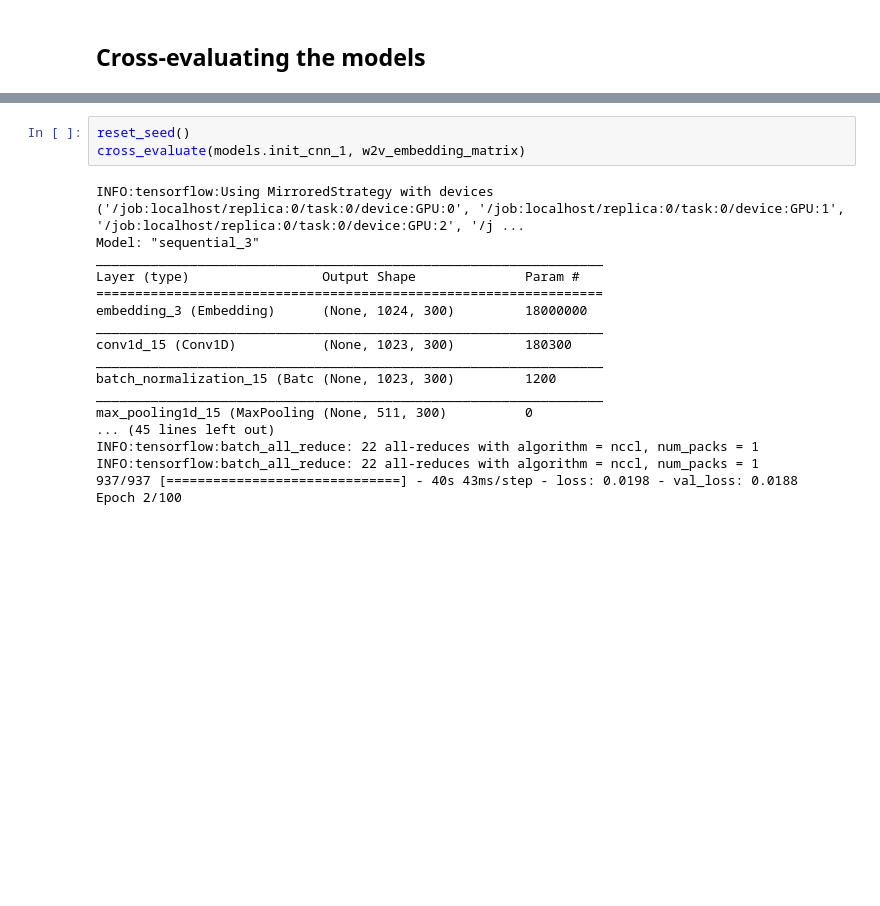
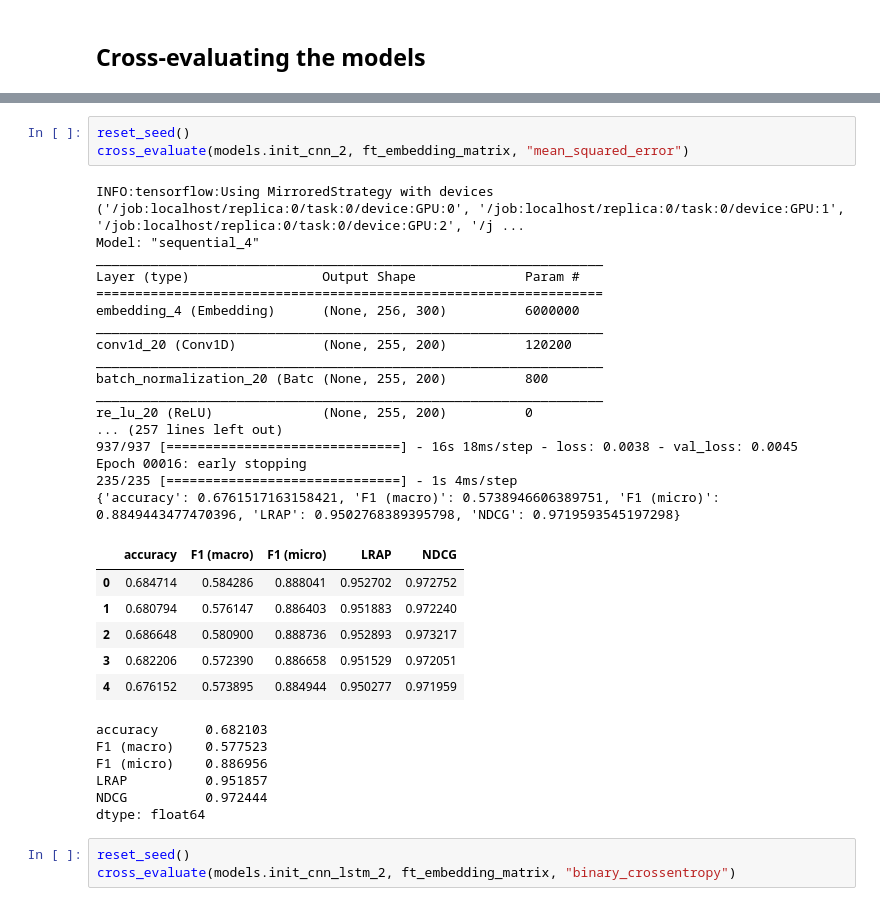
Before and after one commit to DL-2020-Shakespeare/DL-2020-Shakespeare, a Jupyter notebook: comparison_template.ipynb, the cells around one changed output, grey strips where cells are left out. Saved outputs shown, nothing was run; the diff lists cells and outputs as text; blank space fills up the shorter version.

```diff
--- a/comparison_template.ipynb
+++ b/comparison_template.ipynb
@@ -313,21 +301,36 @@ KeyboardInterrupt:
 # %%
 reset_seed()
-cross_evaluate(models.init_cnn_1, w2v_embedding_matrix)
+cross_evaluate(models.init_cnn_2, ft_embedding_matrix, "mean_squared_error")
 # %% [output]
 INFO:tensorflow:Using MirroredStrategy with devices ('/job:localhost/replica:0/task:0/device:GPU:0', '/job:localhost/replica:0/task:0/device:GPU:1', '/job:localhost/replica:0/task:0/device:GPU:2', '/j ...
-Model: "sequential_3"
+Model: "sequential_4"
 _________________________________________________________________
 Layer (type)                 Output Shape              Param #
 =================================================================
-embedding_3 (Embedding)      (None, 1024, 300)         18000000
+embedding_4 (Embedding)      (None, 256, 300)          6000000
 _________________________________________________________________
-conv1d_15 (Conv1D)           (None, 1023, 300)         180300
+conv1d_20 (Conv1D)           (None, 255, 200)          120200
 _________________________________________________________________
-batch_normalization_15 (Batc (None, 1023, 300)         1200
+batch_normalization_20 (Batc (None, 255, 200)          800
 _________________________________________________________________
-max_pooling1d_15 (MaxPooling (None, 511, 300)          0
-... (45 lines left out)
-INFO:tensorflow:batch_all_reduce: 22 all-reduces with algorithm = nccl, num_packs = 1
-INFO:tensorflow:batch_all_reduce: 22 all-reduces with algorithm = nccl, num_packs = 1
-937/937 [==============================] - 40s 43ms/step - loss: 0.0198 - val_loss: 0.0188
-Epoch 2/100
+re_lu_20 (ReLU)              (None, 255, 200)          0
+... (257 lines left out)
+937/937 [==============================] - 16s 18ms/step - loss: 0.0038 - val_loss: 0.0045
+Epoch 00016: early stopping
+235/235 [==============================] - 1s 4ms/step
+{'accuracy': 0.6761517163158421, 'F1 (macro)': 0.5738946606389751, 'F1 (micro)': 0.8849443477470396, 'LRAP': 0.9502768389395798, 'NDCG': 0.9719593545197298}
+|  | accuracy | F1 (macro) | F1 (micro) | LRAP | NDCG |
+| 0 | 0.684714 | 0.584286 | 0.888041 | 0.952702 | 0.972752 |
+| 1 | 0.680794 | 0.576147 | 0.886403 | 0.951883 | 0.972240 |
+| 2 | 0.686648 | 0.580900 | 0.888736 | 0.952893 | 0.973217 |
+| 3 | 0.682206 | 0.572390 | 0.886658 | 0.951529 | 0.972051 |
+| 4 | 0.676152 | 0.573895 | 0.884944 | 0.950277 | 0.971959 |
+accuracy      0.682103
+F1 (macro)    0.577523
+F1 (micro)    0.886956
+LRAP          0.951857
+NDCG          0.972444
+dtype: float64
+# %%
+reset_seed()
+cross_evaluate(models.init_cnn_lstm_2, ft_embedding_matrix, "binary_crossentropy")
```
Also changed, not shown: parts of 11 cells of this notebook.
